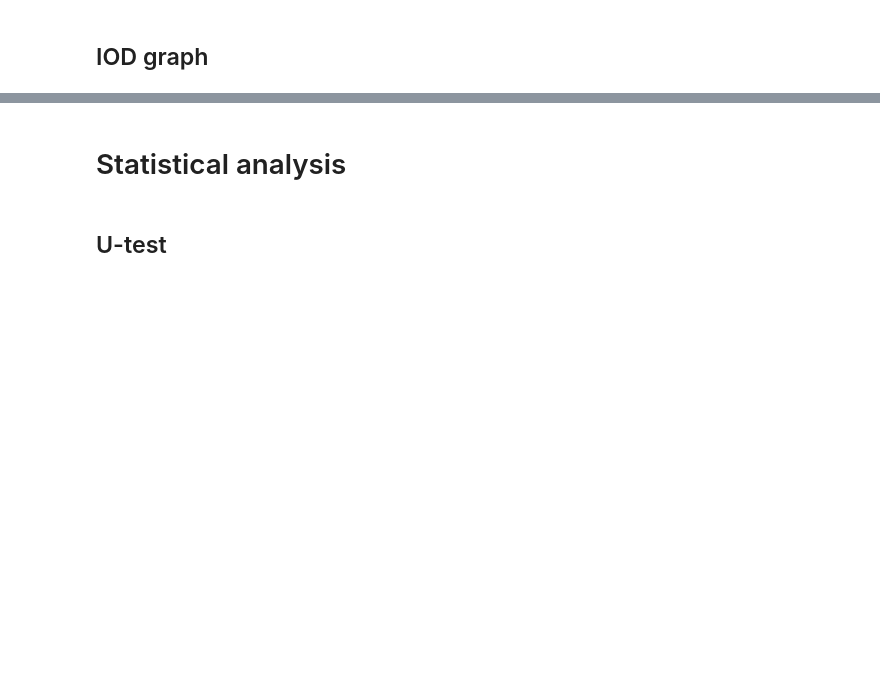
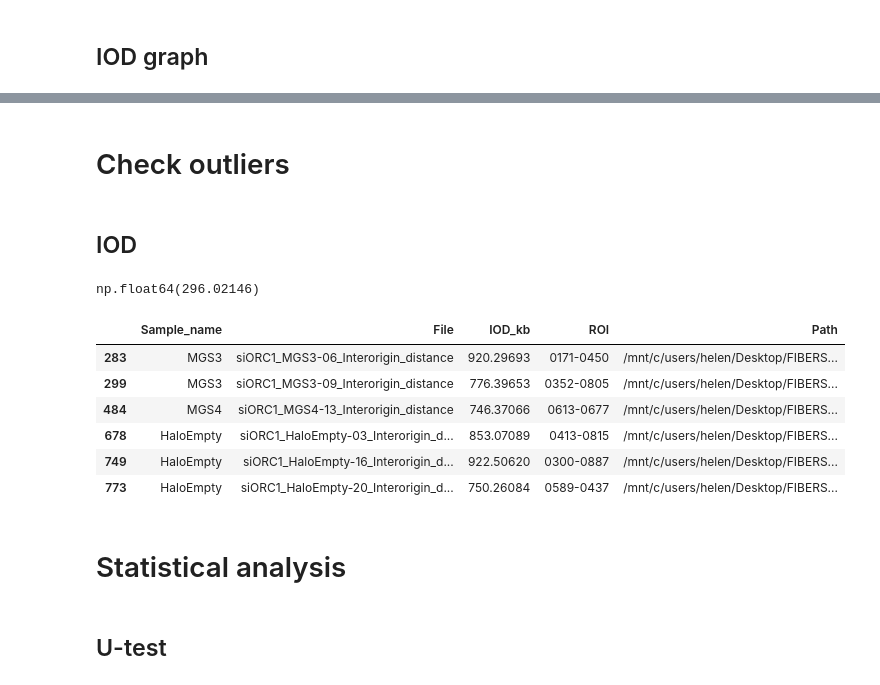
Before and after one commit to Lopatushka/DNA_fibers, a Jupyter notebook: data_agg.ipynb, the cells around one changed output, grey strips where cells are left out. Drawn from its saved outputs; the diff is of its cells as text; code cells hidden in the pictures; blank space fills up the shorter version.

Commit message:
check outliers

```diff
--- a/data_agg.ipynb
+++ b/data_agg.ipynb
@@ -251,3 +257,30 @@ plt.show()
+# %% [markdown]
+# Check outliers
+# %% [markdown]
+## IOD
+# %%
+iod_kb['IOD_kb'].quantile(0.25)
+# %% [output]
+np.float64(296.02146)
+# %%
+Q1 = iod_kb['IOD_kb'].quantile(0.25)
+Q3 = iod_kb['IOD_kb'].quantile(0.75)
+IQR = Q3 - Q1
+
+lower = Q1 - 1.5 * IQR
+upper = Q3 + 1.5 * IQR
+
+outliers = iod_kb[(iod_kb['IOD_kb'] < lower) | (iod_kb['IOD_kb'] > upper)]
+# %%
+outliers
+# %% [output]
+|  | Sample_name | File | IOD_kb | ROI | Path |
+| 283 | MGS3 | siORC1_MGS3-06_Interorigin_distance | 920.29693 | 0171-0450 | /mnt/c/users/helen/Desktop/FIBERS... |
+| 299 | MGS3 | siORC1_MGS3-09_Interorigin_distance | 776.39653 | 0352-0805 | /mnt/c/users/helen/Desktop/FIBERS... |
+| 484 | MGS4 | siORC1_MGS4-13_Interorigin_distance | 746.37066 | 0613-0677 | /mnt/c/users/helen/Desktop/FIBERS... |
+| 678 | HaloEmpty | siORC1_HaloEmpty-03_Interorigin_d... | 853.07089 | 0413-0815 | /mnt/c/users/helen/Desktop/FIBERS... |
+| 749 | HaloEmpty | siORC1_HaloEmpty-16_Interorigin_d... | 922.50620 | 0300-0887 | /mnt/c/users/helen/Desktop/FIBERS... |
+| 773 | HaloEmpty | siORC1_HaloEmpty-20_Interorigin_d... | 750.26084 | 0589-0437 | /mnt/c/users/helen/Desktop/FIBERS... |
 # %% [markdown]
 # Statistical analysis
 # %% [markdown]
```
Also changed, not shown: parts of 7 cells of this notebook.
